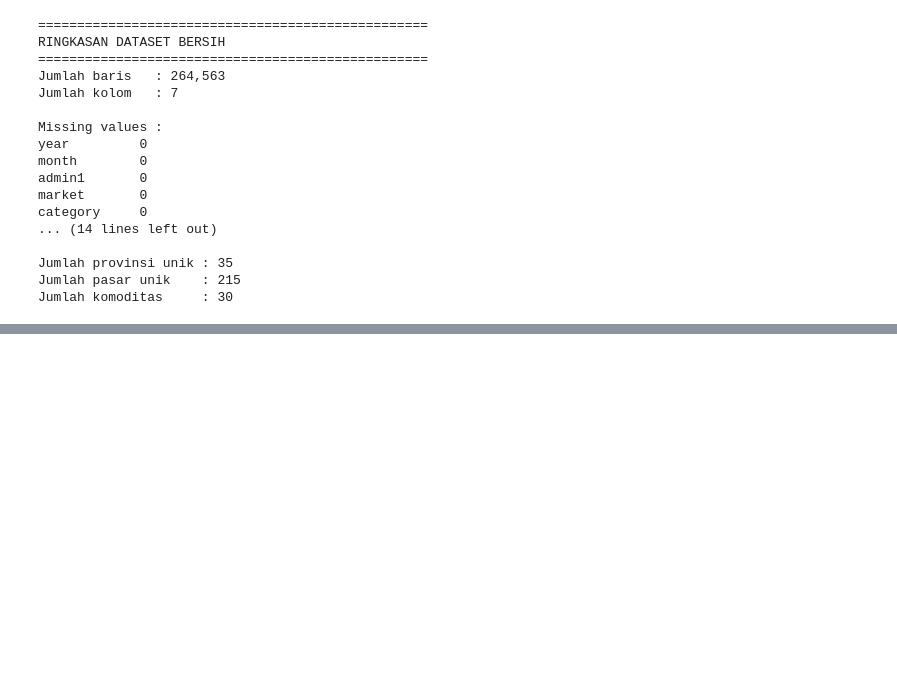
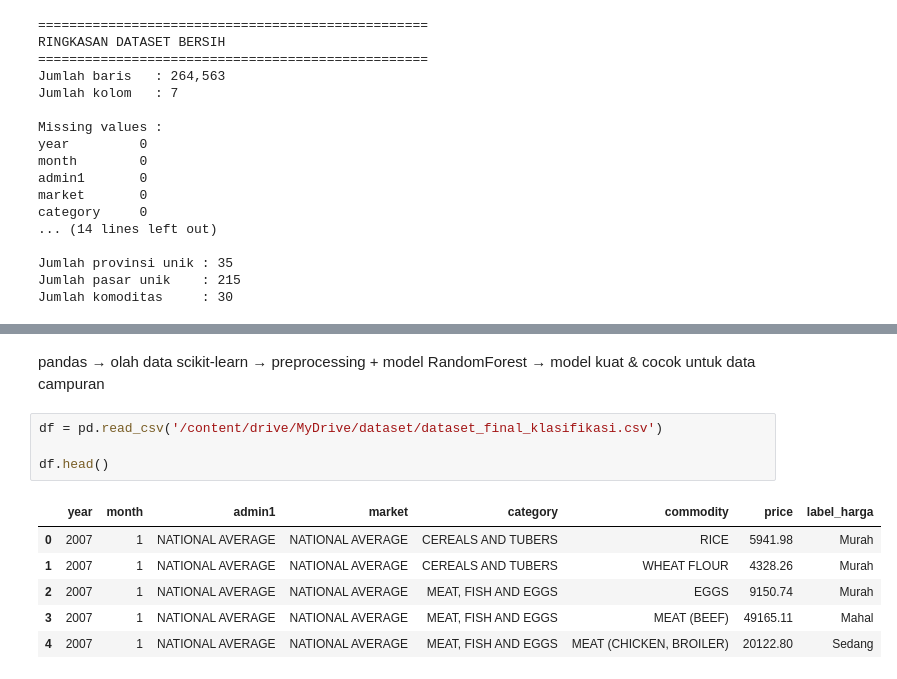
Before and after one commit to afllaabdi/tugas_data_mining, a Jupyter notebook: PenggalianData2.ipynb, the cells around one changed output, grey strips where cells are left out. Drawn from its saved outputs; the diff is of its cells as text; blank space fills up the shorter version.

```diff
--- a/PenggalianData2.ipynb
+++ b/PenggalianData2.ipynb
@@ -264,0 +341,15 @@ Total baris: 264,563
+# %% [markdown]
+pandas → olah data
+scikit-learn → preprocessing + model
+RandomForest → model kuat & cocok untuk data campuran
+# %%
+df = pd.read_csv('/content/drive/MyDrive/dataset/dataset_final_klasifikasi.csv')
+
+df.head()
+# %% [output]
+|  | year | month | admin1 | market | category | commodity | price | label_harga |
+| 0 | 2007 | 1 | NATIONAL AVERAGE | NATIONAL AVERAGE | CEREALS AND TUBERS | RICE | 5941.98 | Murah |
+| 1 | 2007 | 1 | NATIONAL AVERAGE | NATIONAL AVERAGE | CEREALS AND TUBERS | WHEAT FLOUR | 4328.26 | Murah |
+| 2 | 2007 | 1 | NATIONAL AVERAGE | NATIONAL AVERAGE | MEAT, FISH AND EGGS | EGGS | 9150.74 | Murah |
+| 3 | 2007 | 1 | NATIONAL AVERAGE | NATIONAL AVERAGE | MEAT, FISH AND EGGS | MEAT (BEEF) | 49165.11 | Mahal |
+| 4 | 2007 | 1 | NATIONAL AVERAGE | NATIONAL AVERAGE | MEAT, FISH AND EGGS | MEAT (CHICKEN, BROILER) | 20122.80 | Sedang |
```
Also changed, not shown: parts of 18 cells of this notebook.
